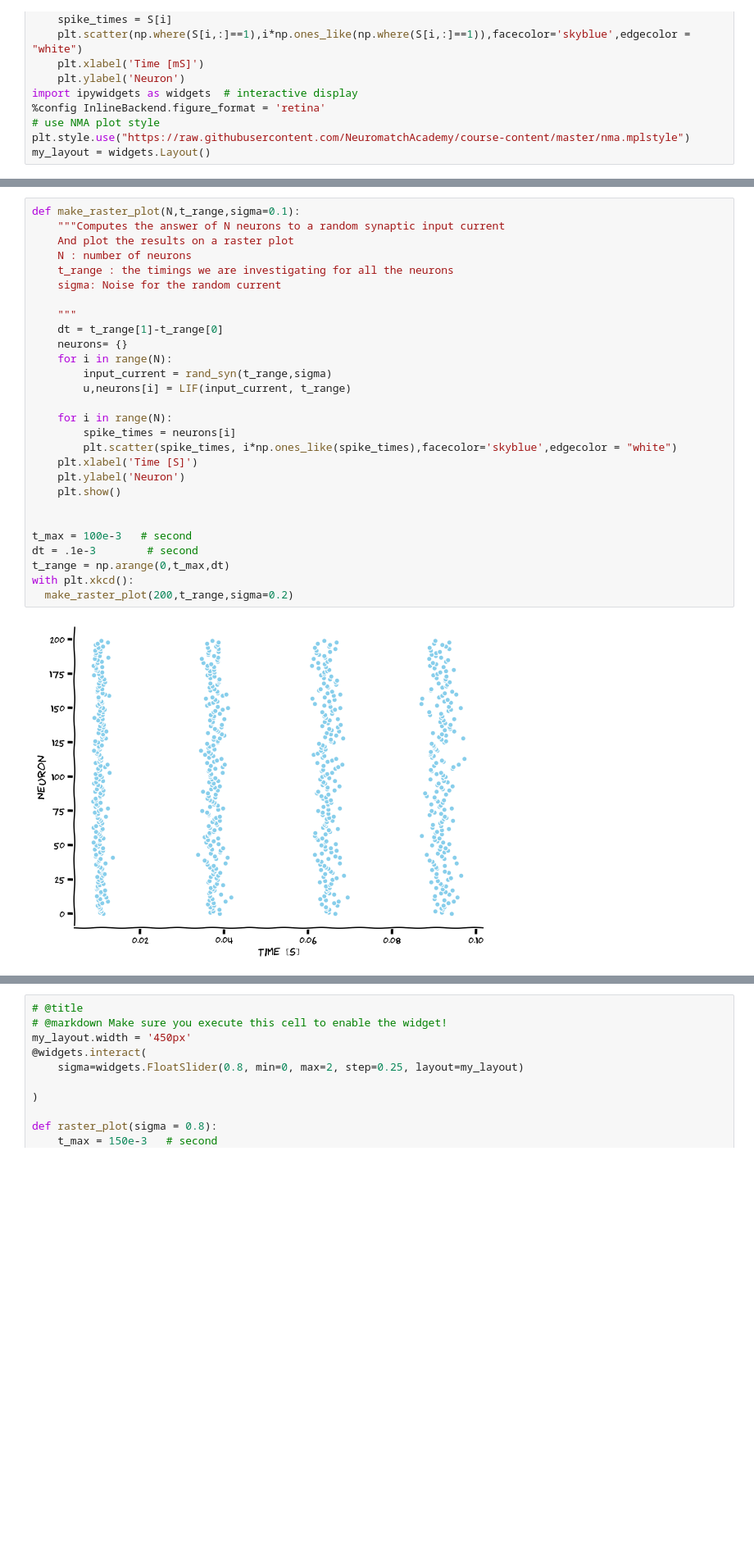
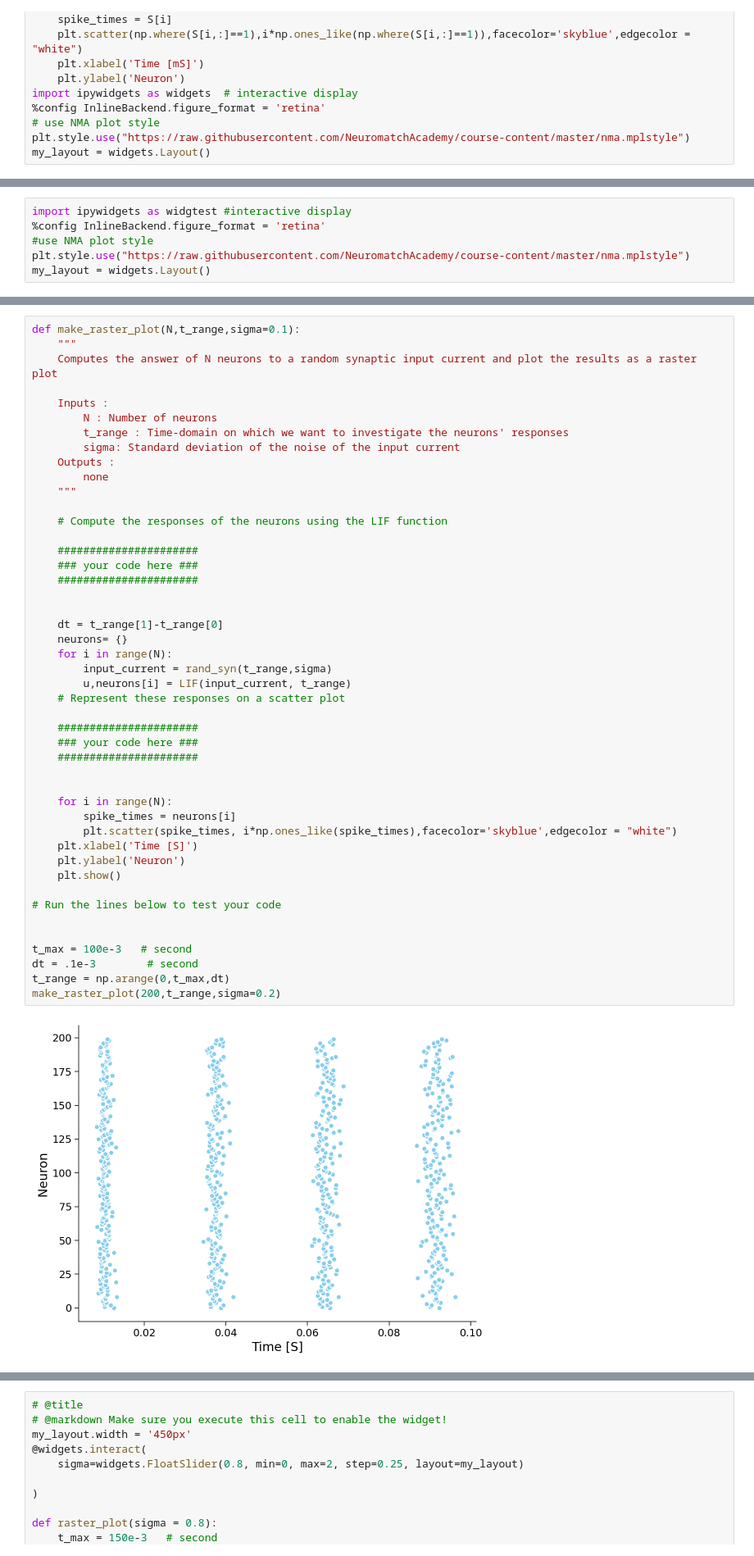
Before and after one commit to fblondiaux/LGBIO2072-2020, a Jupyter notebook: LGBIO2072_TP2.ipynb, the cells around one changed output, grey strips where cells are left out. Shown at 82% size. Cells and saved outputs as stored; diff of their text form; blank space fills up the shorter version.

```diff
--- a/LGBIO2072_TP2.ipynb
+++ b/LGBIO2072_TP2.ipynb
@@ -92,0 +82,6 @@ Simulate the responses of 500 neurons to a random input current and create a ras
+# %%
+import ipywidgets as widgtest #interactive display
+%config InlineBackend.figure_format = 'retina'
+#use NMA plot style
+plt.style.use("https://raw.githubusercontent.com/NeuromatchAcademy/course-content/master/nma.mplstyle")
+my_layout = widgets.Layout()
@@ -93,30 +127,48 @@ Simulate the responses of 500 neurons to a random input current and create a ras
 # %%
 def make_raster_plot(N,t_range,sigma=0.1):
-    """Computes the answer of N neurons to a random synaptic input current
-    And plot the results on a raster plot
-    N : number of neurons
-    t_range : the timings we are investigating for all the neurons
-    sigma: Noise for the random current
+    """
+    Computes the answer of N neurons to a random synaptic input current and plot the results as a raster plot
 
+    Inputs :
+        N : Number of neurons
+        t_range : Time-domain on which we want to investigate the neurons' responses
+        sigma: Standard deviation of the noise of the input current
+    Outputs :
+        none
     """
+
+    # Compute the responses of the neurons using the LIF function
+
+    ######################
+    ### your code here ###
+    ######################
+
+
     dt = t_range[1]-t_range[0]
     neurons= {}
     for i in range(N):
         input_current = rand_syn(t_range,sigma)
         u,neurons[i] = LIF(input_current, t_range)
+    # Represent these responses on a scatter plot
+
+    ######################
+    ### your code here ###
+    ######################
+
 
     for i in range(N):
         spike_times = neurons[i]
         plt.scatter(spike_times, i*np.ones_like(spike_times),facecolor='skyblue',edgecolor = "white")
     plt.xlabel('Time [S]')
     plt.ylabel('Neuron')
     plt.show()
 
+# Run the lines below to test your code
+
 
 t_max = 100e-3   # second
 dt = .1e-3        # second
 t_range = np.arange(0,t_max,dt)
-with plt.xkcd():
-  make_raster_plot(200,t_range,sigma=0.2)
+make_raster_plot(200,t_range,sigma=0.2)
 # %% [output]
-[figure, old version]
+[figure, new version]
```
Also changed, not shown: parts of 17 cells of this notebook.
